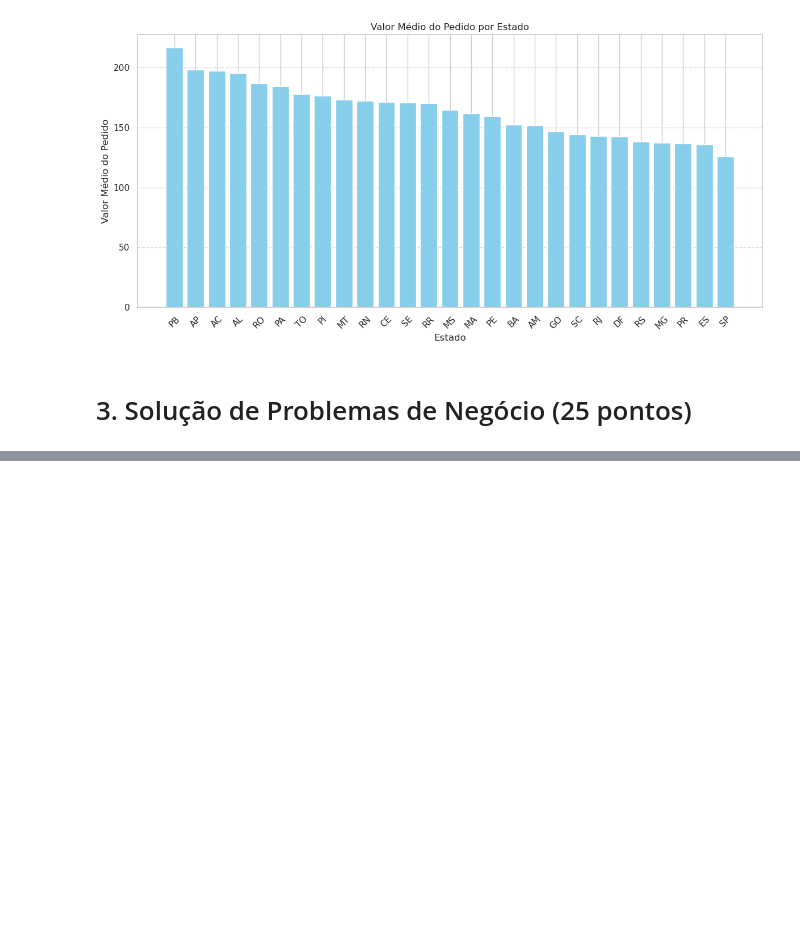
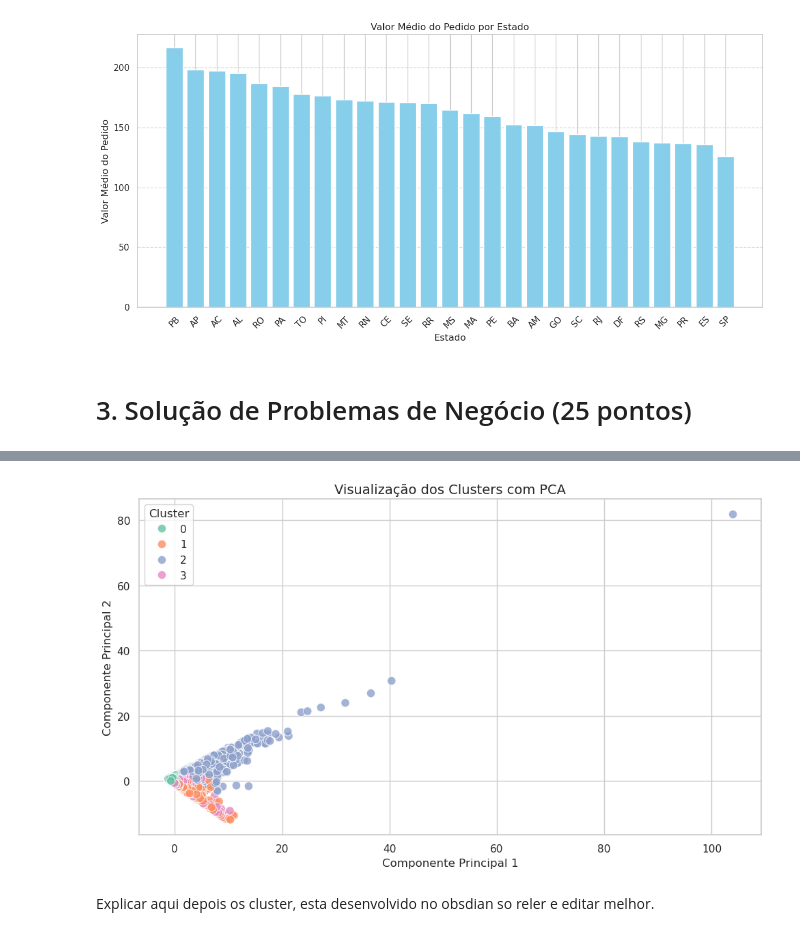
Before and after one commit to zVitor-Emanuel/Olist_Data_Analysis, a Jupyter notebook: case.ipynb, the cells around one changed output, grey strips where cells are left out. Saved outputs shown, nothing was run; the diff lists cells and outputs as text; code cells hidden in the pictures; blank space fills up the shorter version.

```diff
--- a/case.ipynb
+++ b/case.ipynb
@@ -1487,0 +1804,3 @@ Taxa de clientes recorrentes: 0.00%
+# %%
+kmeans = KMeans(n_clusters=4, random_state=42)
+df_clientes['cluster'] = kmeans.fit_predict(X_scaled)
@@ -1487,0 +1817,35 @@ Taxa de clientes recorrentes: 0.00%
+# %%
+from sklearn.decomposition import PCA
+import matplotlib.pyplot as plt
+import seaborn as sns
+
+# Aplica PCA para reduzir para 2 componentes
+pca = PCA(n_components=2)
+pca_components = pca.fit_transform(X_scaled)
+
+# Adiciona os componentes ao DataFrame
+df_clientes['pca1'] = pca_components[:, 0]
+df_clientes['pca2'] = pca_components[:, 1]
+
+# Gráfico de dispersão
+plt.figure(figsize=(10, 6))
+sns.scatterplot(
+    data=df_clientes,
+    x='pca1',
+    y='pca2',
+    hue='cluster',
+    palette='Set2',
+    s=80,
+    alpha=0.8
+)
+plt.title('Visualização dos Clusters com PCA', fontsize=14)
+plt.xlabel('Componente Principal 1')
+plt.ylabel('Componente Principal 2')
+plt.legend(title='Cluster')
+plt.grid(True)
+plt.tight_layout()
+plt.show()
+# %% [output]
+[figure, added]
+# %% [markdown]
+Explicar aqui depois os cluster, esta desenvolvido no obsdian so reler e editar melhor.
```
Also changed, not shown: parts of 83 cells of this notebook, 1 other file.
